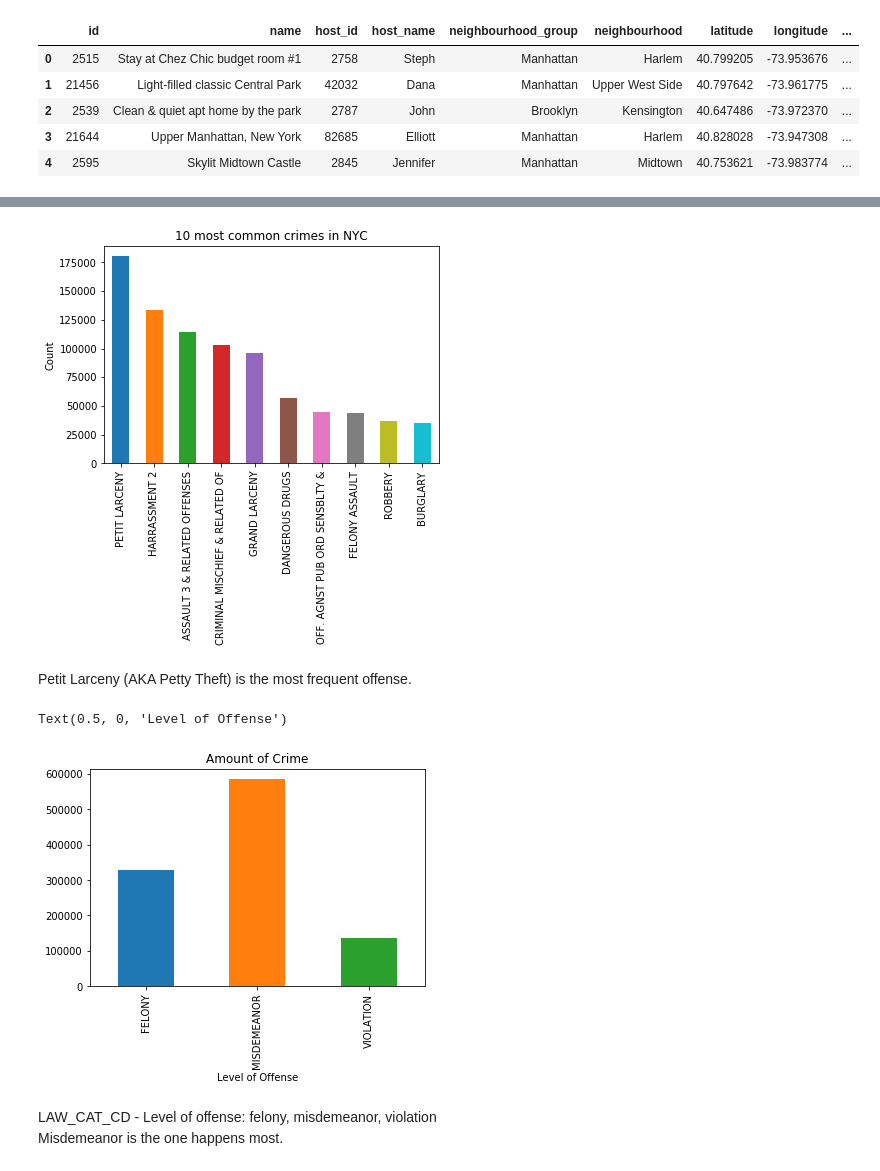
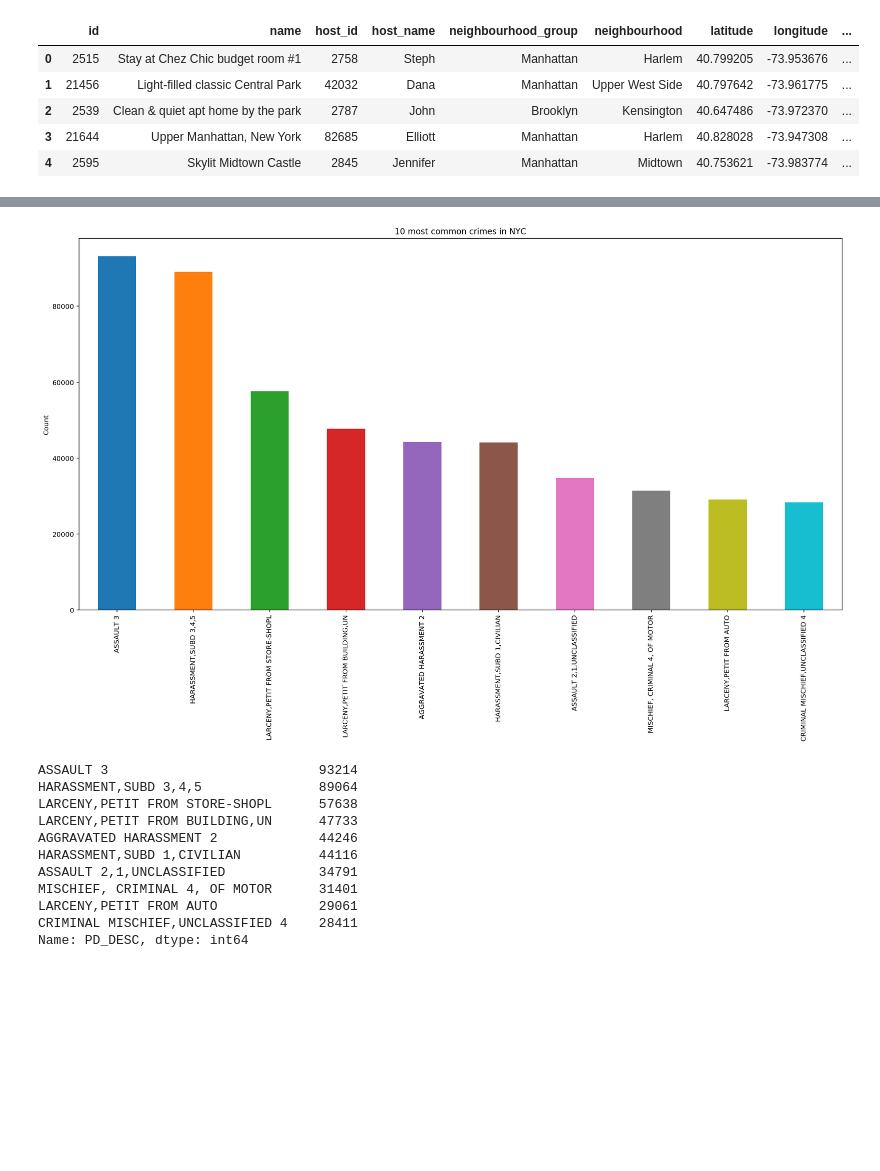
Before and after one commit to Rui1521/TripElf, a Jupyter notebook: safety/Safety.ipynb, the cells around one changed output, grey strips where cells are left out. Cells and saved outputs as stored; diff of their text form; code cells hidden in the pictures; blank space fills up the shorter version.

```diff
--- a/safety/Safety.ipynb
+++ b/safety/Safety.ipynb
@@ -6,0 +6,24 @@ import collections
+# %%
+import numpy as np
+import pandas as pd
+import os
+import matplotlib.pyplot as plt
+import collections
+import numpy as np
+import pandas as pd
+import seaborn as sns
+
+
+import geopandas, fiona
+import pyproj
+import shapely
+import shapely.ops as ops
+from shapely.geometry import Point
+from functools import partial
+
+import matplotlib.colors as colors
+import matplotlib.cm as cmx
+
+%matplotlib inline
+%config InlineBackend.figure_format = 'retina'
+plt.rcParams['figure.figsize'] = (20.0, 10.0)
@@ -30,20 +180,19 @@ listing.head()
 # %%
-df['OFNS_DESC'].value_counts()[:10].plot.bar()
+df['PD_DESC'].value_counts()[:10].plot.bar()
 plt.ylabel('Count')
 plt.title('10 most common crimes in NYC')
 plt.show()
+df['PD_DESC'].value_counts()[:10]
 # %% [output]
-[figure, old version]
+[figure, new version]
+ASSAULT 3                           93214
+HARASSMENT,SUBD 3,4,5               89064
+LARCENY,PETIT FROM STORE-SHOPL      57638
+LARCENY,PETIT FROM BUILDING,UN      47733
+AGGRAVATED HARASSMENT 2             44246
+HARASSMENT,SUBD 1,CIVILIAN          44116
+ASSAULT 2,1,UNCLASSIFIED            34791
+MISCHIEF, CRIMINAL 4, OF MOTOR      31401
+LARCENY,PETIT FROM AUTO             29061
+CRIMINAL MISCHIEF,UNCLASSIFIED 4    28411
+Name: PD_DESC, dtype: int64
-# %% [markdown]
- Petit Larceny (AKA Petty Theft) is the most frequent offense.
-# %%
-level_count = df.groupby(['LAW_CAT_CD']).count()['CMPLNT_NUM']
-level_count.plot.bar(stacked=False)
-plt.title('Amount of Crime')
-plt.xlabel('Level of Offense')
-# %% [output]
-Text(0.5, 0, 'Level of Offense')
-[figure, removed]
-# %% [markdown]
-LAW_CAT_CD - Level of offense: felony, misdemeanor, violation <br>
-Misdemeanor is the one happens most.
```
Also changed, not shown: parts of 45 cells of this notebook.
